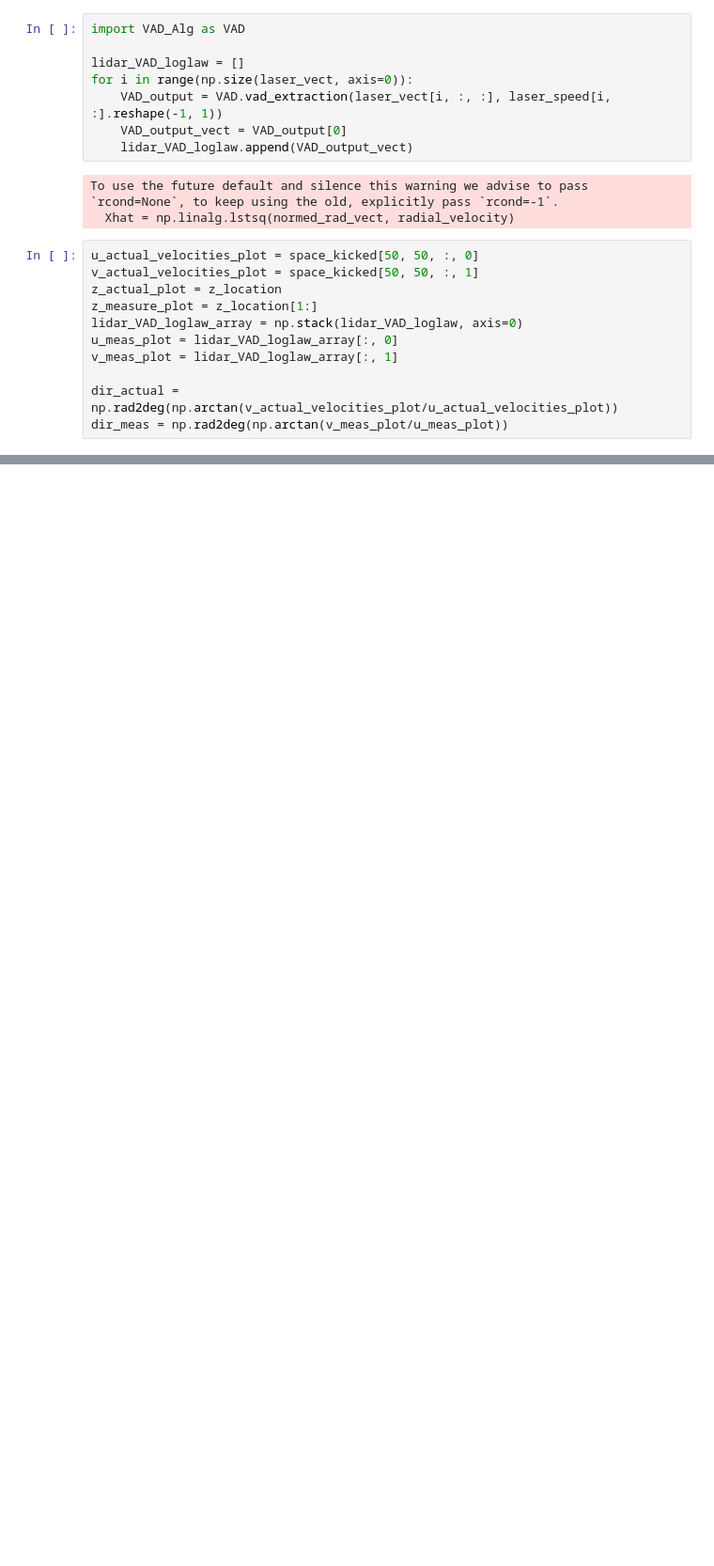
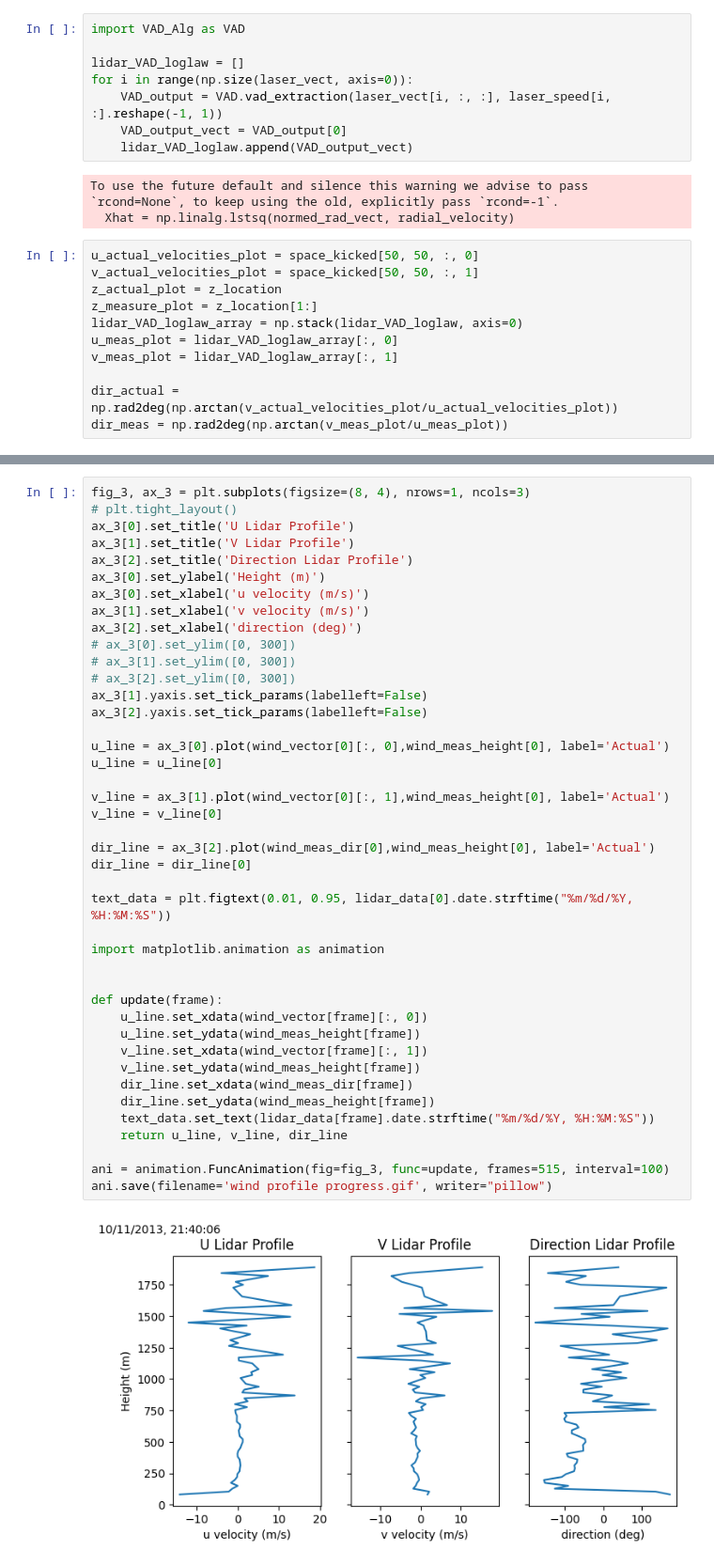
Before and after one commit to ttjohn13/Wind-Energy-Project, a Jupyter notebook: HW3 VAD model.ipynb, the cells around one changed output, grey strips where cells are left out. Shown at 94% size. Drawn from its saved outputs; the diff is of its cells as text; blank space fills up the shorter version.

```diff
--- a/HW3 VAD model.ipynb
+++ b/HW3 VAD model.ipynb
@@ -118,0 +159,44 @@ fig_1.savefig('Artificial Wind Profile.png')
+# %%
+fig_3, ax_3 = plt.subplots(figsize=(8, 4), nrows=1, ncols=3)
+# plt.tight_layout()
+ax_3[0].set_title('U Lidar Profile')
+ax_3[1].set_title('V Lidar Profile')
+ax_3[2].set_title('Direction Lidar Profile')
+ax_3[0].set_ylabel('Height (m)')
+ax_3[0].set_xlabel('u velocity (m/s)')
+ax_3[1].set_xlabel('v velocity (m/s)')
+ax_3[2].set_xlabel('direction (deg)')
+# ax_3[0].set_ylim([0, 300])
+# ax_3[1].set_ylim([0, 300])
+# ax_3[2].set_ylim([0, 300])
+ax_3[1].yaxis.set_tick_params(labelleft=False)
+ax_3[2].yaxis.set_tick_params(labelleft=False)
+
+u_line = ax_3[0].plot(wind_vector[0][:, 0],wind_meas_height[0], label='Actual')
+u_line = u_line[0]
+
+v_line = ax_3[1].plot(wind_vector[0][:, 1],wind_meas_height[0], label='Actual')
+v_line = v_line[0]
+
+dir_line = ax_3[2].plot(wind_meas_dir[0],wind_meas_height[0], label='Actual')
+dir_line = dir_line[0]
+
+text_data = plt.figtext(0.01, 0.95, lidar_data[0].date.strftime("%m/%d/%Y, %H:%M:%S"))
+
+import matplotlib.animation as animation
+
+
+def update(frame):
+    u_line.set_xdata(wind_vector[frame][:, 0])
+    u_line.set_ydata(wind_meas_height[frame])
+    v_line.set_xdata(wind_vector[frame][:, 1])
+    v_line.set_ydata(wind_meas_height[frame])
+    dir_line.set_xdata(wind_meas_dir[frame])
+    dir_line.set_ydata(wind_meas_height[frame])
+    text_data.set_text(lidar_data[frame].date.strftime("%m/%d/%Y, %H:%M:%S"))
+    return u_line, v_line, dir_line
+
+ani = animation.FuncAnimation(fig=fig_3, func=update, frames=515, interval=100)
+ani.save(filename='wind profile progress.gif', writer="pillow")
+# %% [output]
+[figure, added]
```
Also changed, not shown: parts of 4 cells of this notebook, 1 other file.
